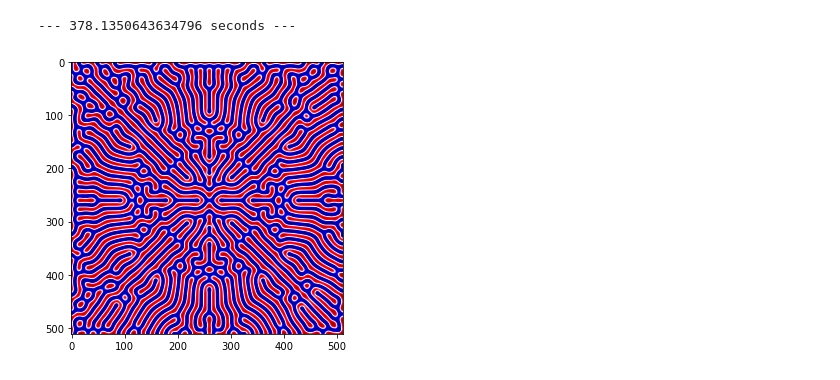
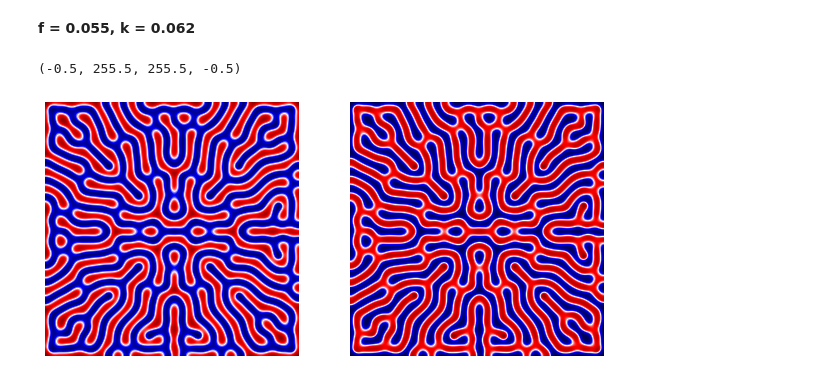
Before and after one commit to moe9195/Diffusion, a Jupyter notebook: 2D_diffusion.ipynb, the cells around one changed output. Cells and saved outputs as stored; diff of their text form; code cells hidden in the pictures.

```diff
--- a/2D_diffusion.ipynb
+++ b/2D_diffusion.ipynb
@@ -17,34 +38,40 @@ def my_laplacian(x):
-# %%
-import time
-start_time = time.time()
-
-
-plt.rcParams['figure.figsize'] = [10, 5]
-
-f,k,da,db = .055, .062, 1, .5
-width,dt,t,stoptime = 128, 1, 0, 30000
-
-weights = [[0.05, 0.2, 0.05], [0.2, -1.0, 0.2], [0.05, 0.2, 0.05]]
-
-A = np.ones([width,width])
-B = np.zeros([width,width])
-
-
-x = int(width/2)
-B[x:x+1+int(width/64),x:x+1+int(width/64)] = 1
-kernel = np.array([[0.05, 0.2, 0.05],[0.2, -1, 0.2], [0.05, 0.2, 0.05]])
-
-while t<stoptime:
-
-    A += (da*ndimage.convolve(A,kernel,mode='reflect',cval=0.0) - A*B**2 + f*(1-A))*dt
-    B += (db*ndimage.convolve(B,kernel,mode='reflect',cval=0.0) + A*B**2 - (k+f)*B)*dt
- #   A += (da*signal.fftconvolve(A,kernel,mode='same') - A*B**2 + f*(1-A))*dt
- #   B += (db*signal.fftconvolve(B,kernel,mode='same') + A*B**2 - (k+f)*B)*dt
-    t +=  dt
-
-plt.imshow(A,interpolation='Gaussian',cmap='seismic');
-
-print("--- %s seconds ---" % (time.time() - start_time))
-# %% [output]
---- 378.1350643634796 seconds ---
-[figure, removed]
+# %%
+def diffusion_2D(f, k, stoptime, width):
+    #da and db = diffusion rates, dt = time step, t = starting time
+    da,db,dt,t = 1,.5,1,0
+
+    #3x3 kernel for convolution
+    kernel = np.array([[0.05, 0.2, 0.05],[0.2, -1, 0.2], [0.05, 0.2, 0.05]])
+
+    #initialise the grid, A=1 and B=0
+    A = np.ones([width,width])
+    B = np.zeros([width,width])
+
+    #add small seed area
+    x = int(width/2)
+    B[x:x+1+int(width/64),x:x+1+int(width/64)] = 1
+
+    #update the grid using the diffusion equations
+    while t<stoptime:
+        A += (da*ndimage.convolve(A,kernel,mode='reflect',cval=0.0) - A*B**2 + f*(1-A))*dt
+        B += (db*ndimage.convolve(B,kernel,mode='reflect',cval=0.0) + A*B**2 - (k+f)*B)*dt
+        t +=  dt
+    return A, B
+# %% [markdown]
+**f = 0.055, k = 0.062**
+# %%
+plt.rcParams['figure.figsize'] = [10, 5]
+
+#f = feed rate, k = kill rate, da and db = diffusion rates
+f,k,width,stoptime = .055, .062, 256, 30000
+A, B = diffusion_2D(f, k, stoptime, width)
+
+plt.subplot(1, 2, 1)
+plt.imshow(A,interpolation='Gaussian',cmap='seismic');
+plt.axis('off')
+plt.subplot(1, 2, 2)
+plt.imshow(B,interpolation='Gaussian',cmap='seismic');
+plt.axis('off')
+# %% [output]
+(-0.5, 255.5, 255.5, -0.5)
+[figure, added]
```
Also changed, not shown: parts of 7 cells of this notebook.
